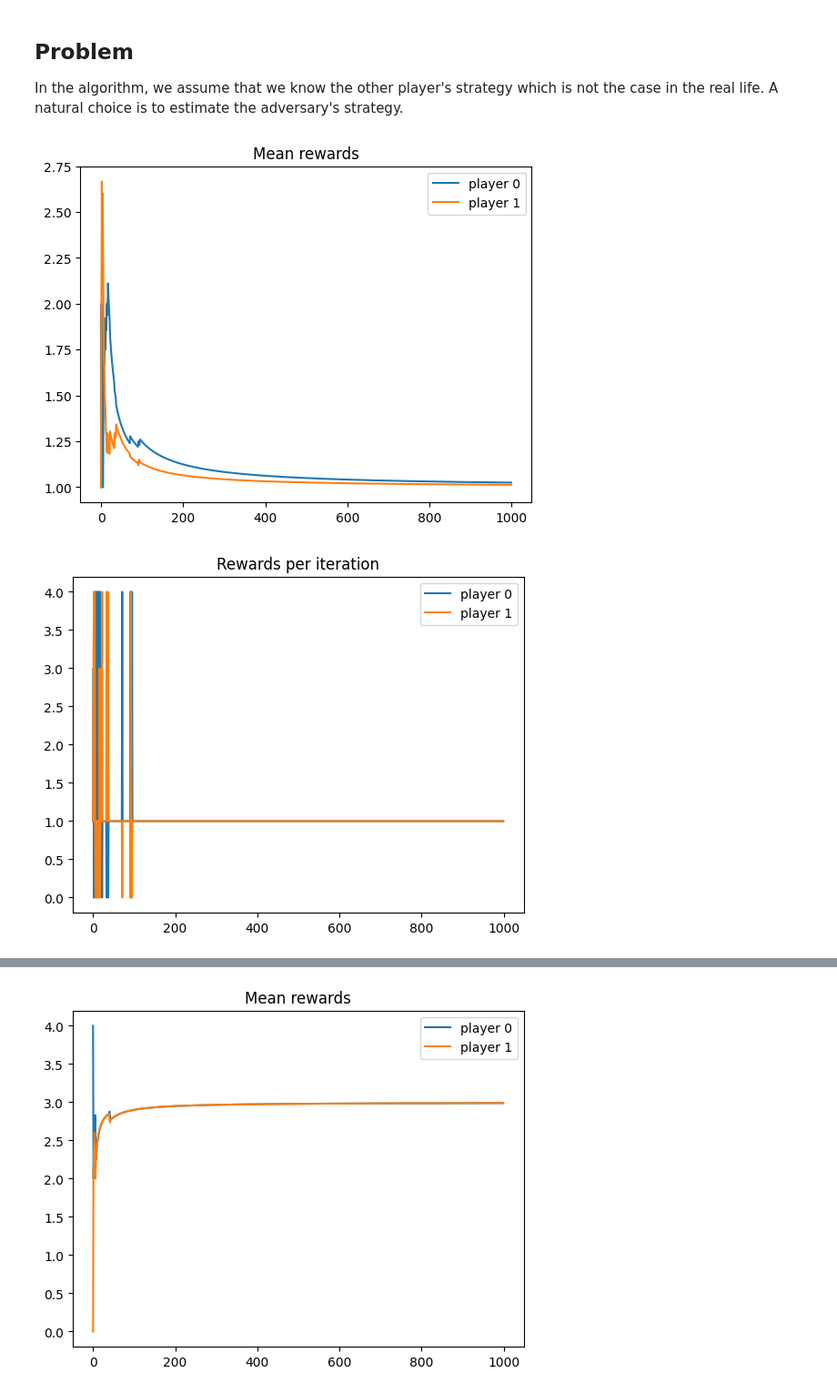
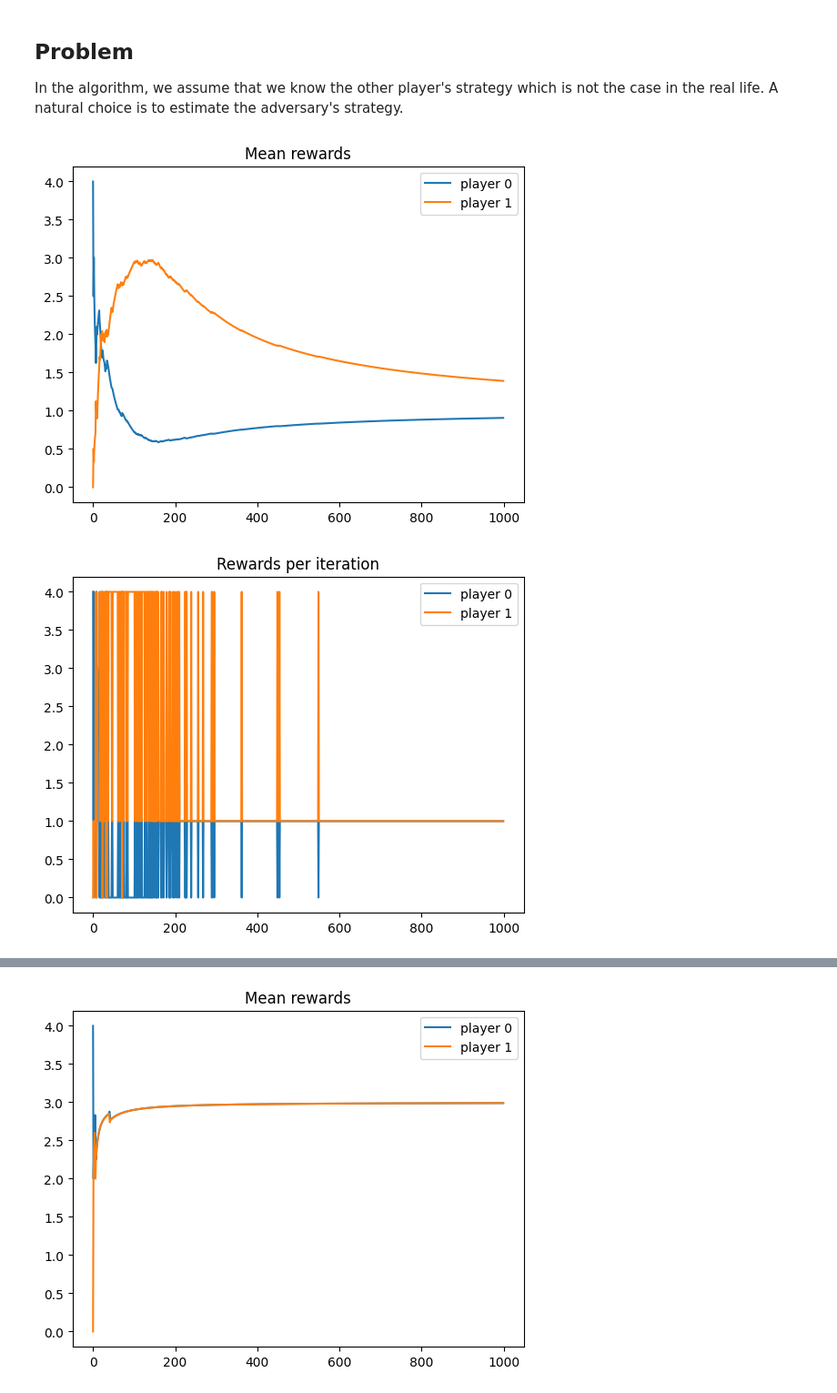
Before and after one commit to Farid-Najar/PrisonerD, a Jupyter notebook: learning2cooperate.ipynb, the cells around one changed output, grey strips where cells are left out. Shown at 91% size. Cells and saved outputs as stored; diff of their text form; code cells hidden in the pictures.

```diff
--- a/learning2cooperate.ipynb
+++ b/learning2cooperate.ipynb
@@ -206,16 +206,16 @@ strategy_2[0, 1] = 1
 strategy_2[1, 0] = 1
 strategy_2[1, 1] = 1
 
-print(get_value([1, 1], strategy_1, strategy_2))
+# print(get_value([1, 1], strategy_1, strategy_2))
 
-def get_value_in_all_states(strategy_1, strategy_2):
+def get_value_in_all_states(strategy_1, strategy_2, nb_tries=20, nb_iterations=20):
     values = np.zeros((nb_actions_1, nb_actions_2, 2))
     for i in range(nb_actions_1):
         for j in range(nb_actions_2):
-            value = get_value([i, j], strategy_1, strategy_2)
+            value = get_value([i, j], strategy_1, strategy_2, nb_tries, nb_iterations)
             values[i, j, 0] = value[0]
             values[i, j, 1] = value[1]
     return values
 
-print(get_value_in_all_states(strategy_1, strategy_2))
+print(np.sum(get_value_in_all_states(strategy_1, strategy_2)[:,:,1]))
 # %% [output]
@@ -312,7 +307,7 @@ def get_learned_strategy(state_frequencies, id, adv_strategy, previous_means, t,
     strategy_rand = all_strategies[chosen_strategy_idx, :, :, :]
     strategy = get_strategy(strategy_rand)
     #println(strategy_rand)
-    return strategy, means
+    return strategy, means, chosen_strategy_idx
 
 def get_learned_strategy_emp(state_frequencies, id, adv_strategy, previous_means, t, pivot,
                          eta = lambda t : np.sqrt(t)):
@@ -336,7 +331,7 @@ def get_learned_strategy_emp(state_frequencies, id, adv_strategy, previous_means
     means = previous_means + (future_reward_per_strategy - previous_means) / (t+1)
     chosen_strategy_idx = custom_logit((eta(t) * future_reward_per_strategy), pivot)
     strategy = get_strategy(all_strategies[chosen_strategy_idx, :, :, :])
-    return strategy, future_reward_per_strategy
+    return strategy, future_reward_per_strategy, chosen_strategy_idx
 
 
 def get_learned_strategy_half_memory(state_frequencies, id, adv_strategy, previous_means, t):
@@ -595,7 +671,7 @@ def simulation(
 Here, we extract some failures and store them
 # %%
 import pickle
-i = 7
+i = 1
 for _ in range(100):
     *results, rng_state = simulation(game_length=1000)
     treason_rate = results[2][1,1]/np.sum(results[2])
@@ -649,8 +779,9 @@ def simulation_w_estimation(
     strategy_2 = None,
     nb_games=1,
     game_length = 1000,
-    initial_state = [0,1],
+    initial_state = None,
     rng_state = None,
+    eta=lambda t : np.sqrt(t),
     ):
 
     if rng_state is not None:
@@ -659,6 +790,8 @@ def simulation_w_estimation(
         np.random.seed(None)
         rng_state = np.random.get_state()
 
+    if initial_state is None:
+        initial_state = np.random.randint(2, size=2)
     # all_strategies = get_all_strategies()
     fixed_strat1 = True
     fixed_strat2 = True
@@ -689,13 +822,14 @@ def simulation_w_estimation(
         # random_strategy_2[1, 0, 0] = 0
         # random_strategy_2[1, 0, 1] = 1
         # random_strategy_2[1, 1, 0] = 0
-        # random_strategy_2[1, 1, 1] = 1
         if strategy_2 is None:
-            strategy_2 = get_strategy(all_strategies[0, :, :, :])
+            idx1 = np.random.randint(16)
+            strategy_2 = get_strategy(all_strategies[idx1, :, :, :])
             fixed_strat2 = False
         # print(strategy_2)
         if strategy_1 is None:
-            strategy_1 = get_strategy(all_strategies[0, :, :, :])
+            idx2 = np.random.randint(16)
+            strategy_1 = get_strategy(all_strategies[idx2, :, :, :])
             fixed_strat1 = False
 
         rnd_strategy_1_emp = 0.5 * np.ones((2, 2, 2))
@@ -718,12 +852,12 @@ def simulation_w_estimation(
             # state_frequencies = state_appearances / np.sum(state_appearances)
             if not fixed_strat1:
                 pivot = np.random.rand()
-                strategy_1, means1 = get_learned_strategy_emp(
+                strategy_1, means1 = get_learned_strategy(
                     state_frequencies, 0, rnd_strategy_2_emp, means1, i, pivot)
 
             if not fixed_strat2:
                 pivot = np.random.rand()
-                strategy_2, means2 = get_learned_strategy_emp(
+                strategy_2, means2 = get_learned_strategy(
                    state_frequencies, 1, rnd_strategy_1_emp, means2, i, pivot)
             #strategy_2 = get_strategy(random_strategy_2)
             # full info on the strategies
@@ -783,8 +917,8 @@ def simulation_w_estimation(
 
         return means1, means2, state_appearances, all_payouts, all_states, rng_state
 # %%
-*results_estim, rng_s = simulation_w_estimation()
+*results_estim, rng_s = simulation_w_estimation(eta= lambda t : t)
 render_results(*results_estim)
 # %% [output]
-[figure, old version]
+[figure, new version]
-[figure, old version]
+[figure, new version]
```
Also changed, not shown: parts of 24 cells of this notebook, 13 other files.
